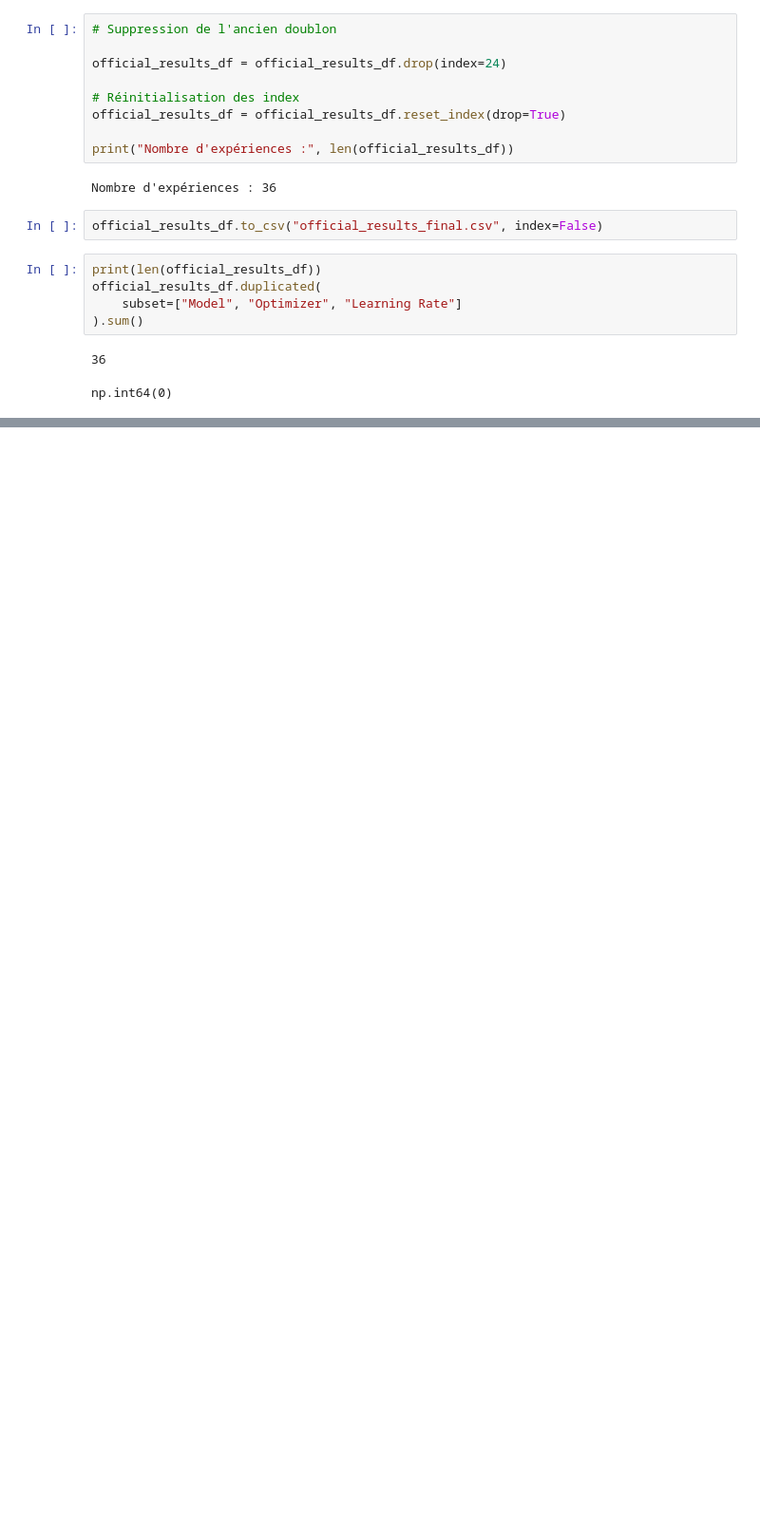
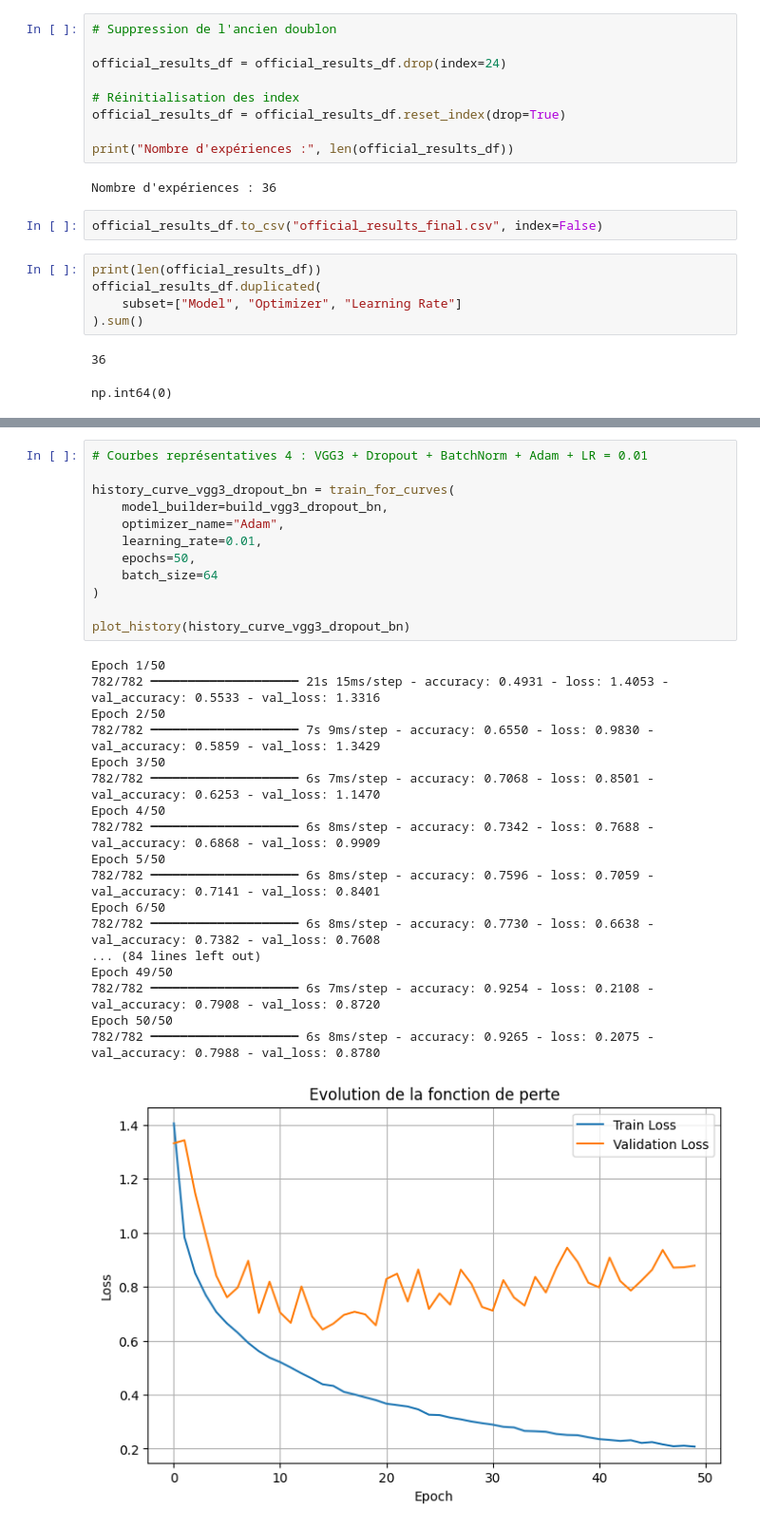
Before and after one commit to RaymCharles/Projet-CNN, a Jupyter notebook: Projet_ML.ipynb, the cells around one changed output, grey strips where cells are left out. Shown at 95% size. Cells and saved outputs as stored; diff of their text form; blank space fills up the shorter version.

```diff
--- a/Projet_ML.ipynb
+++ b/Projet_ML.ipynb
@@ -1486,0 +1634,31 @@ np.int64(0)
+# %%
+# Courbes représentatives 4 : VGG3 + Dropout + BatchNorm + Adam + LR = 0.01
+
+history_curve_vgg3_dropout_bn = train_for_curves(
+    model_builder=build_vgg3_dropout_bn,
+    optimizer_name="Adam",
+    learning_rate=0.01,
+    epochs=50,
+    batch_size=64
+)
+
+plot_history(history_curve_vgg3_dropout_bn)
+# %% [output]
+Epoch 1/50
+782/782 ━━━━━━━━━━━━━━━━━━━━ 21s 15ms/step - accuracy: 0.4931 - loss: 1.4053 - val_accuracy: 0.5533 - val_loss: 1.3316
+Epoch 2/50
+782/782 ━━━━━━━━━━━━━━━━━━━━ 7s 9ms/step - accuracy: 0.6550 - loss: 0.9830 - val_accuracy: 0.5859 - val_loss: 1.3429
+Epoch 3/50
+782/782 ━━━━━━━━━━━━━━━━━━━━ 6s 7ms/step - accuracy: 0.7068 - loss: 0.8501 - val_accuracy: 0.6253 - val_loss: 1.1470
+Epoch 4/50
+782/782 ━━━━━━━━━━━━━━━━━━━━ 6s 8ms/step - accuracy: 0.7342 - loss: 0.7688 - val_accuracy: 0.6868 - val_loss: 0.9909
+Epoch 5/50
+782/782 ━━━━━━━━━━━━━━━━━━━━ 6s 8ms/step - accuracy: 0.7596 - loss: 0.7059 - val_accuracy: 0.7141 - val_loss: 0.8401
+Epoch 6/50
+782/782 ━━━━━━━━━━━━━━━━━━━━ 6s 8ms/step - accuracy: 0.7730 - loss: 0.6638 - val_accuracy: 0.7382 - val_loss: 0.7608
+... (84 lines left out)
+Epoch 49/50
+782/782 ━━━━━━━━━━━━━━━━━━━━ 6s 7ms/step - accuracy: 0.9254 - loss: 0.2108 - val_accuracy: 0.7908 - val_loss: 0.8720
+Epoch 50/50
+782/782 ━━━━━━━━━━━━━━━━━━━━ 6s 8ms/step - accuracy: 0.9265 - loss: 0.2075 - val_accuracy: 0.7988 - val_loss: 0.8780
+[figure, added]
```
Also changed, not shown: parts of 9 cells of this notebook.
